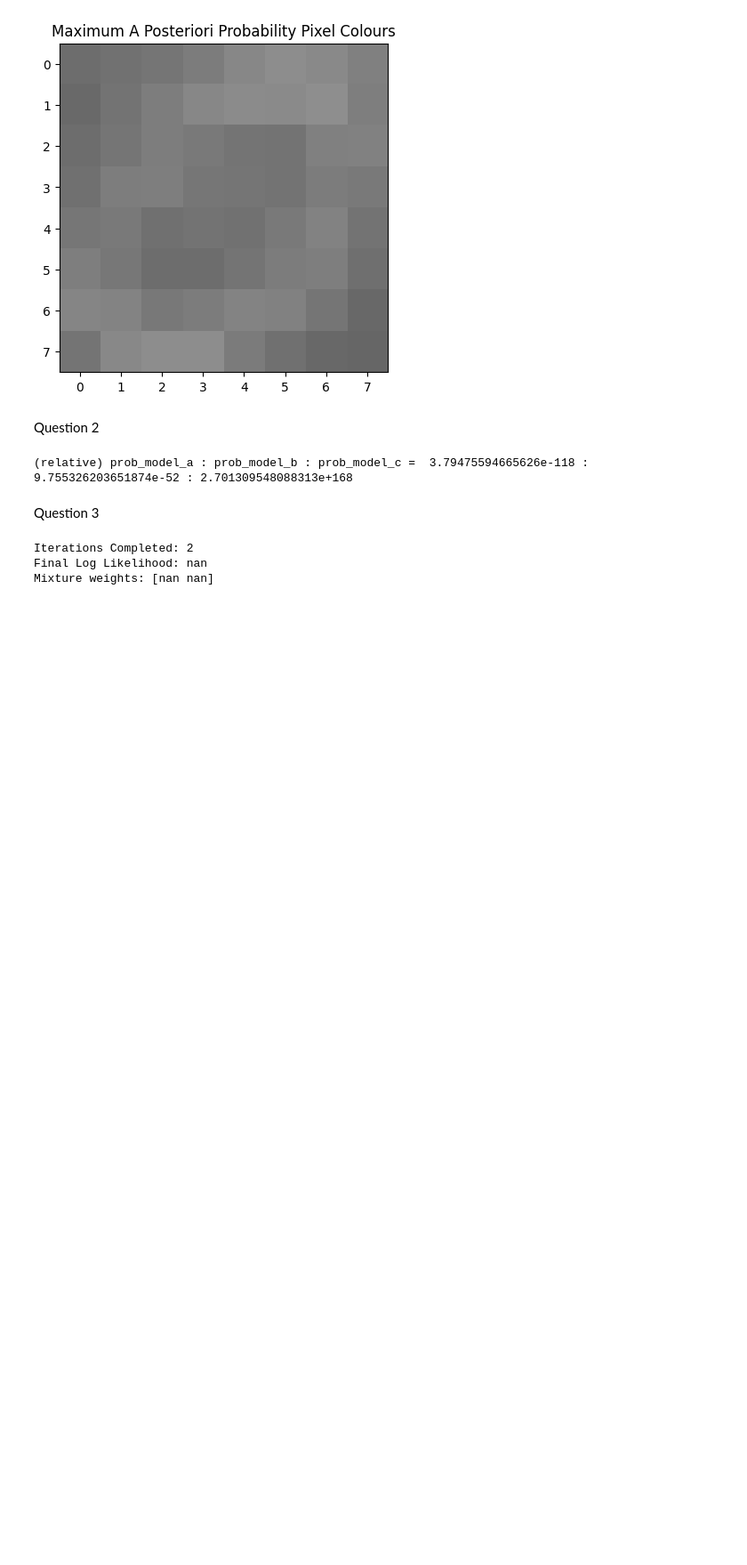
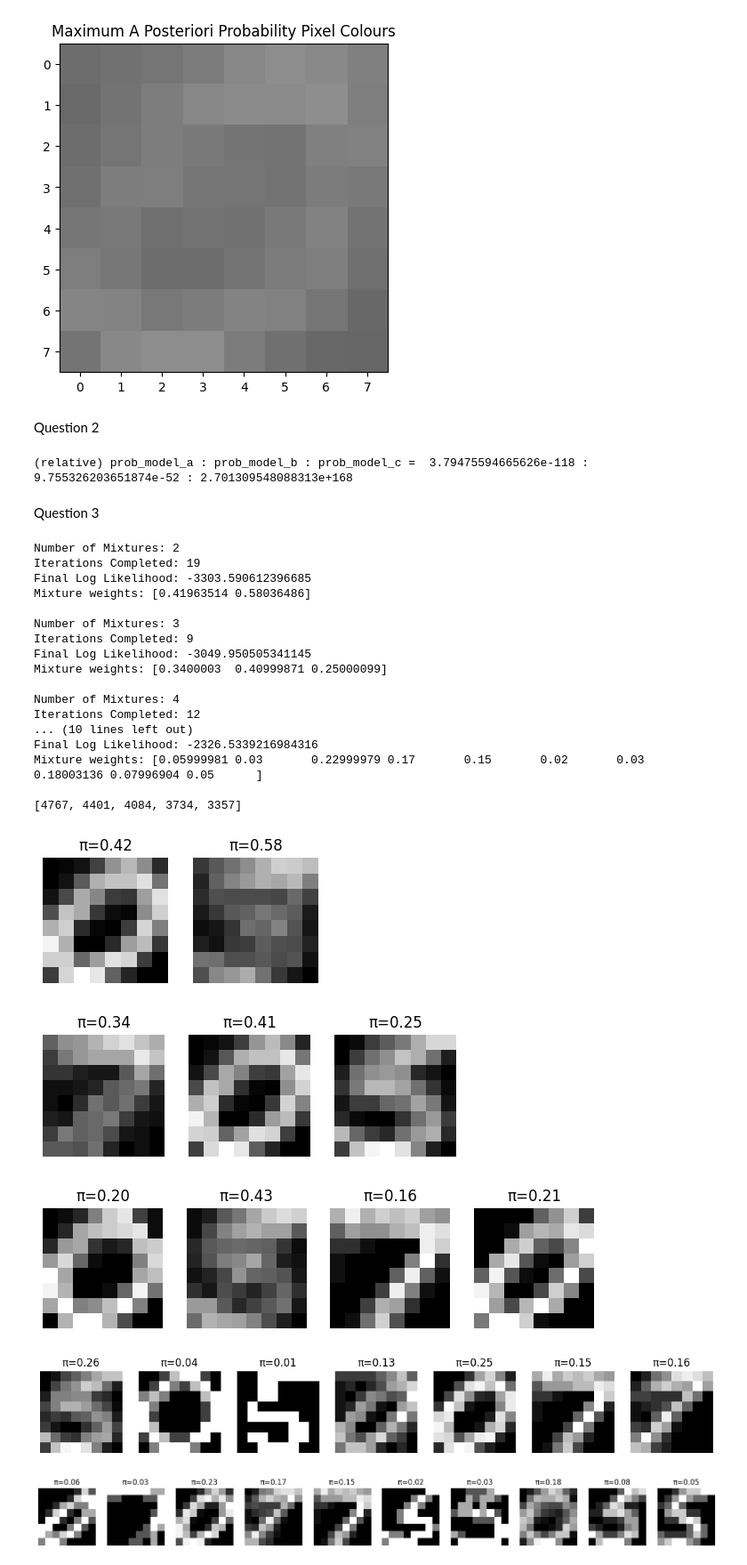
Before and after one commit to shr1ram/msc_csml, a Jupyter notebook: Probabilistic_and_Unsupervised_Learning/solutions.ipynb, the cells around one changed output. Shown at 89% size. Drawn from its saved outputs; the diff is of its cells as text; code cells hidden in the pictures; blank space fills up the shorter version.

Commit message:
Added new visualisations for Q3, fixed underflow issues by clipping probabilities (may be a better way)

```diff
--- a/Probabilistic_and_Unsupervised_Learning/solutions.ipynb
+++ b/Probabilistic_and_Unsupervised_Learning/solutions.ipynb
@@ -176,10 +182,56 @@ def em_run(K, X, max_iter=200, tol=1e-6):
-# %%
-pi, P, log_likelihood, iteration = em_run(2, data)
-
-print('Iterations Completed:', iteration)
-print('Final Log Likelihood:', log_likelihood)
-print('Mixture weights:', pi)
-# %% [output]
-Iterations Completed: 2
-Final Log Likelihood: nan
-Mixture weights: [nan nan]
+# %%
+np.set_printoptions(linewidth=200)
+
+mixtures = {2, 3, 4, 7, 10}
+bits = []
+plt.figure(1)
+for K in mixtures:
+    pi, P, r, log_likelihood, iteration, l_history = em_run(K, data)
+
+    bits += [int(np.ceil(-log_likelihood/np.log(2)))]
+    print('Number of Mixtures: ' + str(K))
+    print('Iterations Completed:', iteration)
+    print('Final Log Likelihood:', log_likelihood)
+    print('Mixture weights:', pi)
+    print("")
+
+    plt.figure(figsize=(2*K, 3))
+    for k in range(K):
+        plt.subplot(1, K, k+1)
+        plt.imshow(P[k].reshape(8,8), cmap='gray', vmin=0, vmax=1, interpolation='nearest')
+        plt.title(f"π={pi[k]:.2f}")
+        plt.axis('off')
+
+    plt.figure(1)
+    plt.plot(l_history, label='K = ' + str(K))
+    plt.ylabel('Log Likelihood')
+    plt.xlabel('Number of Iterations')
+    plt.legend(loc = 'lower right')
+
+
+
+
+print(bits)
+# %% [output]
+Number of Mixtures: 2
+Iterations Completed: 19
+Final Log Likelihood: -3303.590612396685
+Mixture weights: [0.41963514 0.58036486]
+
+Number of Mixtures: 3
+Iterations Completed: 9
+Final Log Likelihood: -3049.950505341145
+Mixture weights: [0.3400003  0.40999871 0.25000099]
+
+Number of Mixtures: 4
+Iterations Completed: 12
+... (10 lines left out)
+Final Log Likelihood: -2326.5339216984316
+Mixture weights: [0.05999981 0.03       0.22999979 0.17       0.15       0.02       0.03       0.18003136 0.07996904 0.05      ]
+
+[4767, 4401, 4084, 3734, 3357]
+[figure, added]
+[figure, added]
+[figure, added]
+[figure, added]
+[figure, added]
```
Also changed, not shown: parts of 8 cells of this notebook.
